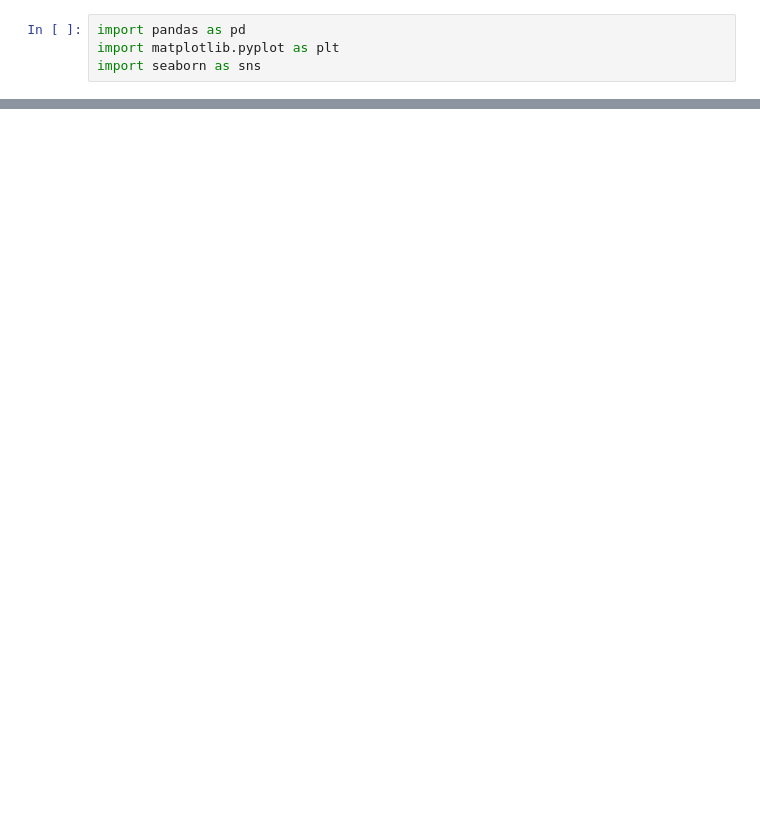
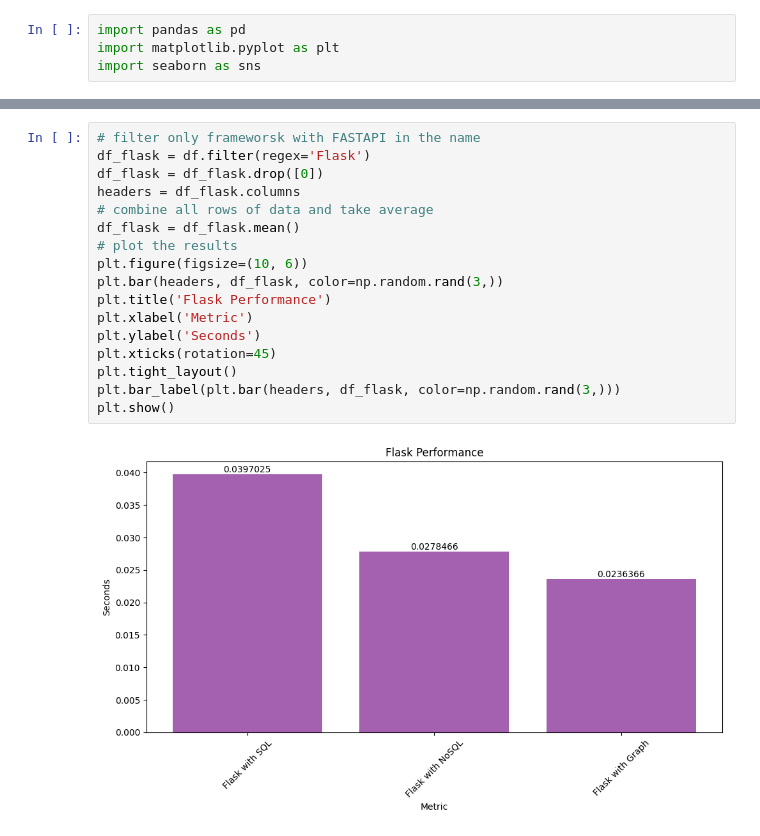
Before and after one commit to JowettC/API-Technologies-Analysis-, a Jupyter notebook: data_visualisation.ipynb, the cells around one changed output, grey strips where cells are left out. Drawn from its saved outputs; the diff is of its cells as text; blank space fills up the shorter version.

```diff
--- a/data_visualisation.ipynb
+++ b/data_visualisation.ipynb
@@ -62,0 +84,19 @@ for i, metric in enumerate(metrics, start=1):
+# %%
+# filter only frameworsk with FASTAPI in the name
+df_flask = df.filter(regex='Flask')
+df_flask = df_flask.drop([0])
+headers = df_flask.columns
+# combine all rows of data and take average
+df_flask = df_flask.mean()
+# plot the results
+plt.figure(figsize=(10, 6))
+plt.bar(headers, df_flask, color=np.random.rand(3,))
+plt.title('Flask Performance')
+plt.xlabel('Metric')
+plt.ylabel('Seconds')
+plt.xticks(rotation=45)
+plt.tight_layout()
+plt.bar_label(plt.bar(headers, df_flask, color=np.random.rand(3,)))
+plt.show()
+# %% [output]
+[figure, added]
```
Also changed, not shown: parts of 6 cells of this notebook, 27 other files.
